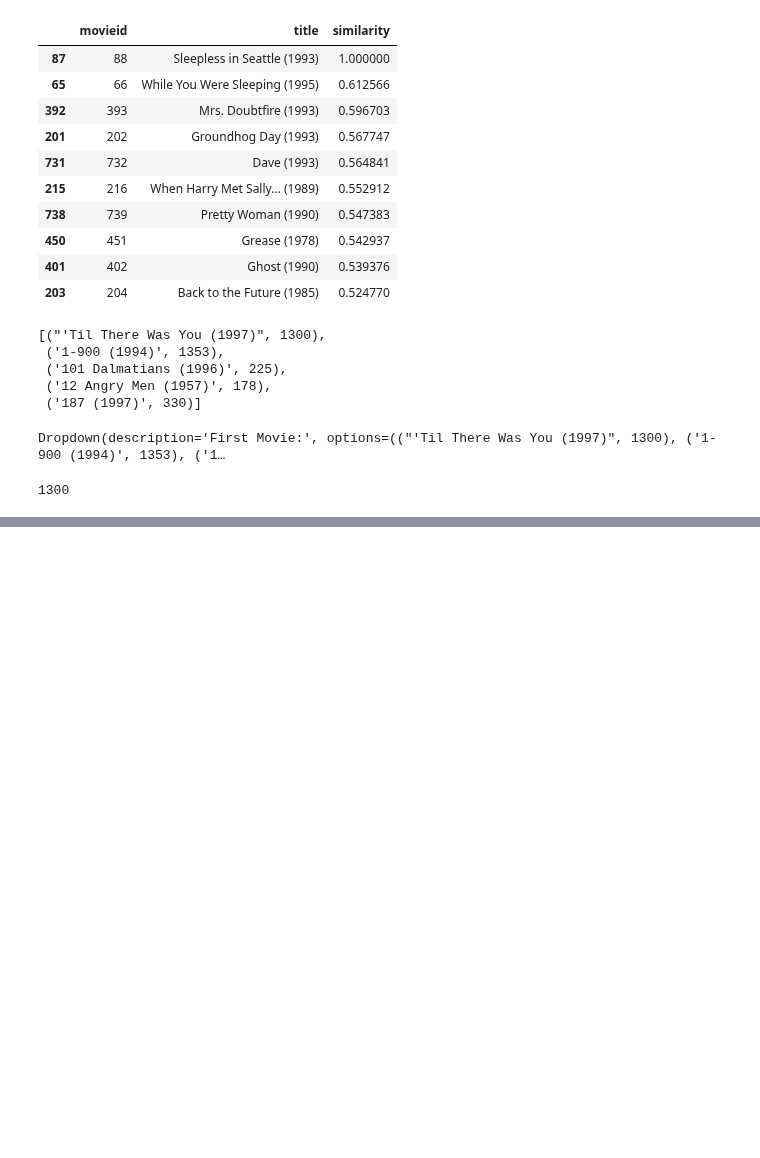
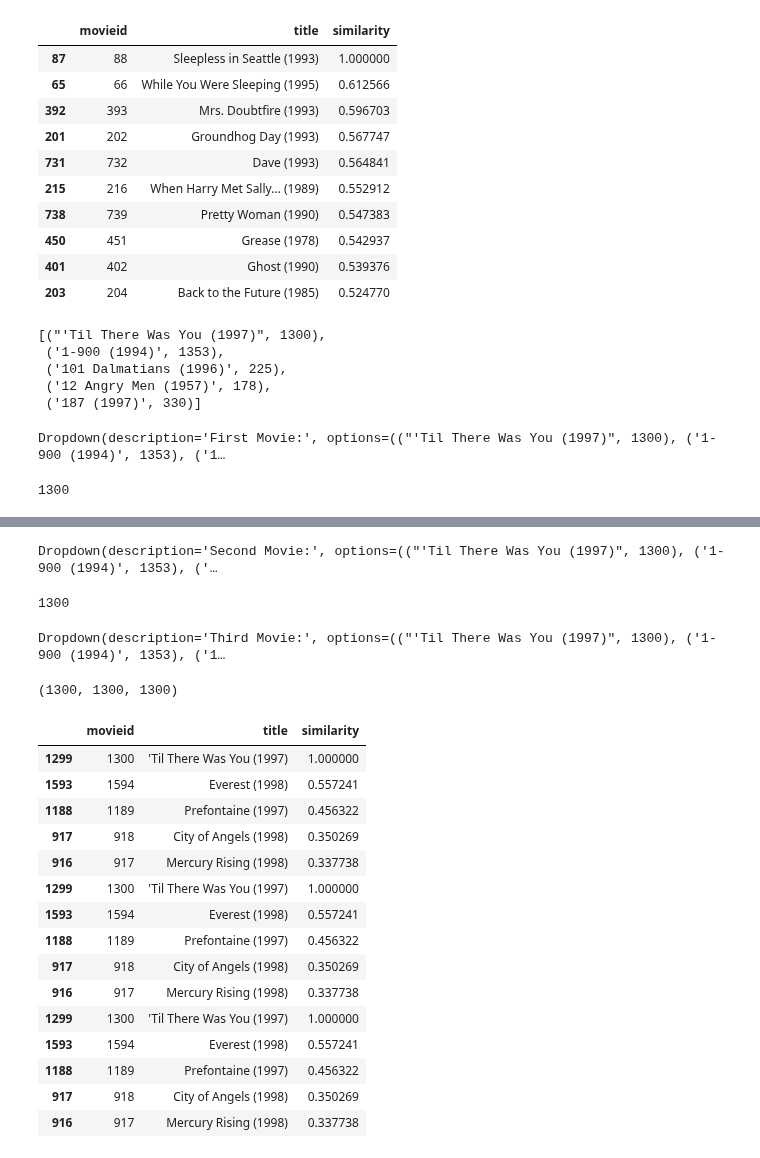
Before and after one commit to manaranjanp/MLUL2, a Jupyter notebook: cf/Collaborative_Filtering_V1.ipynb, the cells around one changed output, grey strips where cells are left out. Cells and saved outputs as stored; diff of their text form; code cells hidden in the pictures; blank space fills up the shorter version.

```diff
--- a/cf/Collaborative_Filtering_V1.ipynb
+++ b/cf/Collaborative_Filtering_V1.ipynb
@@ -382,0 +374,49 @@ get_similar_movies(movie_1.value)
+# %%
+movie_2 = widgets.Dropdown(
+    options=movies,
+    description='Second Movie:',
+)
+
+movie_2
+# %% [output]
+Dropdown(description='Second Movie:', options=(("'Til There Was You (1997)", 1300), ('1-900 (1994)', 1353), ('…
+# %%
+movie_2.value
+# %% [output]
+1300
+# %%
+movie_3 = widgets.Dropdown(
+    options=movies,
+    description='Third Movie:',
+)
+
+movie_3
+# %% [output]
+Dropdown(description='Third Movie:', options=(("'Til There Was You (1997)", 1300), ('1-900 (1994)', 1353), ('1…
+# %%
+movie_1.value, movie_2.value, movie_3.value
+# %% [output]
+(1300, 1300, 1300)
+# %%
+rec_movies = (pd.concat([get_similar_movies(movie_1.value)
+                       , get_similar_movies(movie_2.value)
+                       , get_similar_movies(movie_3.value)], axis = 0))
+# %%
+rec_movies
+# %% [output]
+|  | movieid | title | similarity |
+| 1299 | 1300 | 'Til There Was You (1997) | 1.000000 |
+| 1593 | 1594 | Everest (1998) | 0.557241 |
+| 1188 | 1189 | Prefontaine (1997) | 0.456322 |
+| 917 | 918 | City of Angels (1998) | 0.350269 |
+| 916 | 917 | Mercury Rising (1998) | 0.337738 |
+| 1299 | 1300 | 'Til There Was You (1997) | 1.000000 |
+| 1593 | 1594 | Everest (1998) | 0.557241 |
+| 1188 | 1189 | Prefontaine (1997) | 0.456322 |
+| 917 | 918 | City of Angels (1998) | 0.350269 |
+| 916 | 917 | Mercury Rising (1998) | 0.337738 |
+| 1299 | 1300 | 'Til There Was You (1997) | 1.000000 |
+| 1593 | 1594 | Everest (1998) | 0.557241 |
+| 1188 | 1189 | Prefontaine (1997) | 0.456322 |
+| 917 | 918 | City of Angels (1998) | 0.350269 |
+| 916 | 917 | Mercury Rising (1998) | 0.337738 |
```
Also changed, not shown: parts of 2 cells of this notebook.
